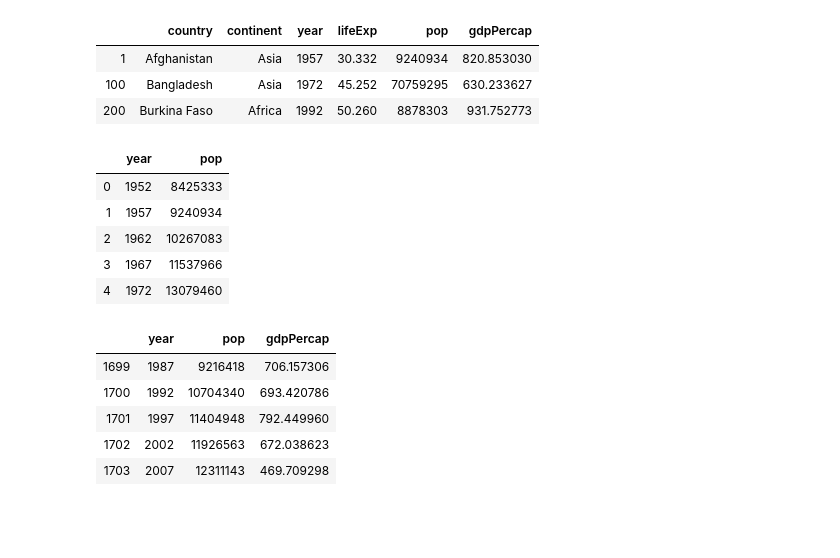
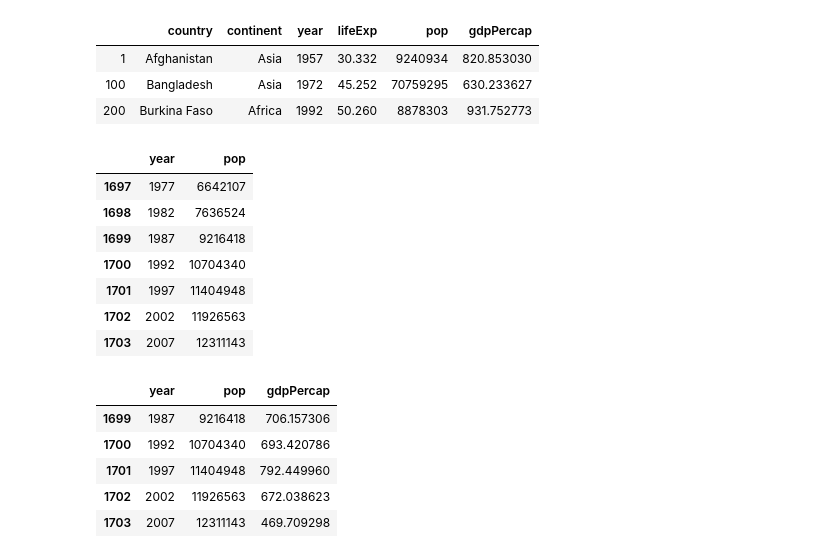
Before and after one commit to papasmf1/python220418, a Jupyter notebook: Pandas_gapminder.ipynb, the cells around one changed output. Saved outputs shown, nothing was run; the diff lists cells and outputs as text; code cells hidden in the pictures; blank space fills up the shorter version.

```diff
--- a/Pandas_gapminder.ipynb
+++ b/Pandas_gapminder.ipynb
@@ -135,15 +155,17 @@ df.iloc[[1,100,200]]
 # %%
 #슬라이싱 구문으로 데이터 추출하기
 #다음은 모든 행(:)의 데이터에 대해 year, pop열을 추출하는 방법입니다.
 subset = df.loc[:, ["year","pop"]]
-subset.head()
+subset.tail(7)
 # %% [output]
 |  | year | pop |
-| 0 | 1952 | 8425333 |
-| 1 | 1957 | 9240934 |
-| 2 | 1962 | 10267083 |
-| 3 | 1967 | 11537966 |
-| 4 | 1972 | 13079460 |
+| 1697 | 1977 | 6642107 |
+| 1698 | 1982 | 7636524 |
+| 1699 | 1987 | 9216418 |
+| 1700 | 1992 | 10704340 |
+| 1701 | 1997 | 11404948 |
+| 1702 | 2002 | 11926563 |
+| 1703 | 2007 | 12311143 |
 # %%
 subset = df.iloc[:, [2,4,-1]]
 subset.tail()
```
Also changed, not shown: parts of 14 cells of this notebook, 1 other file.
